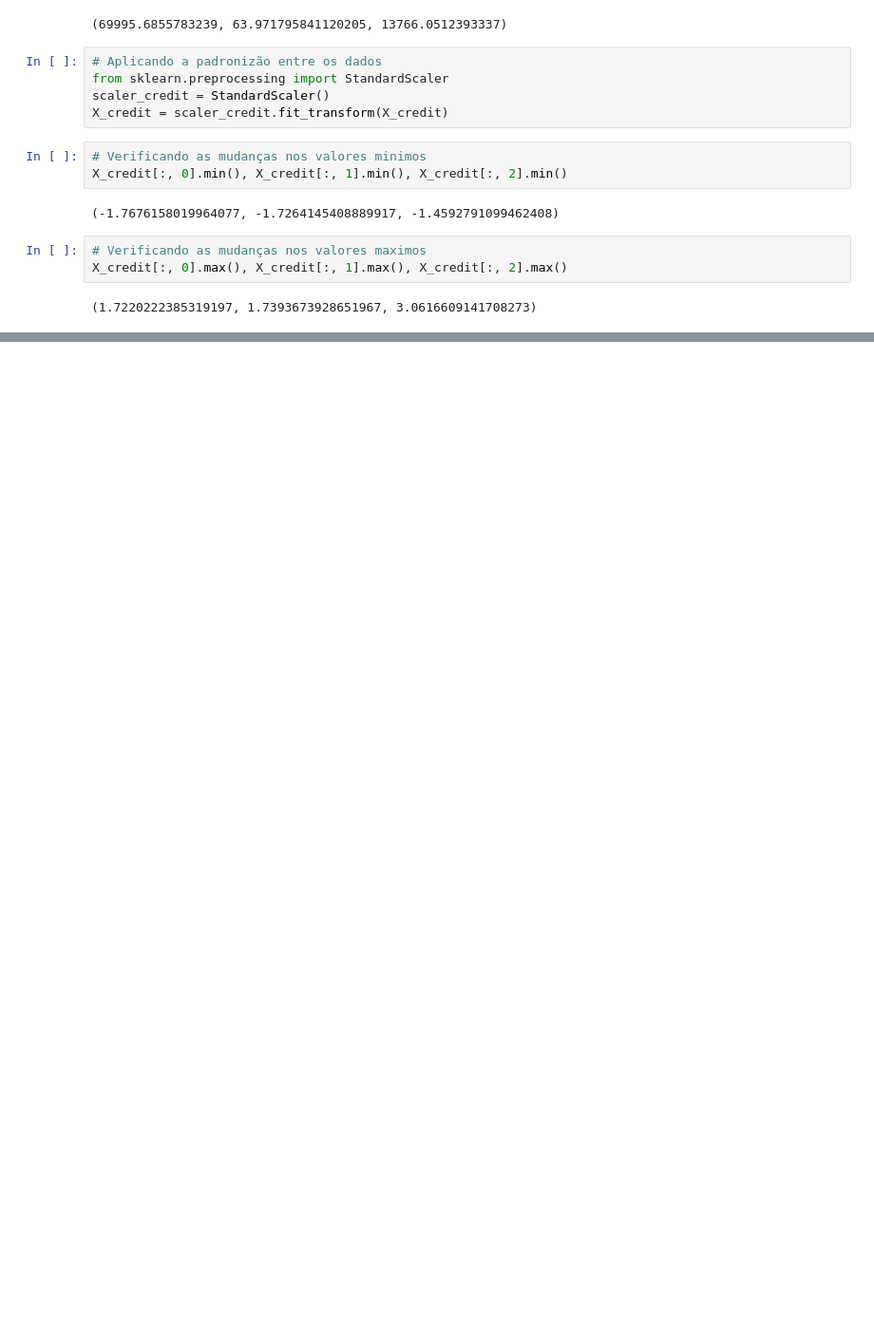
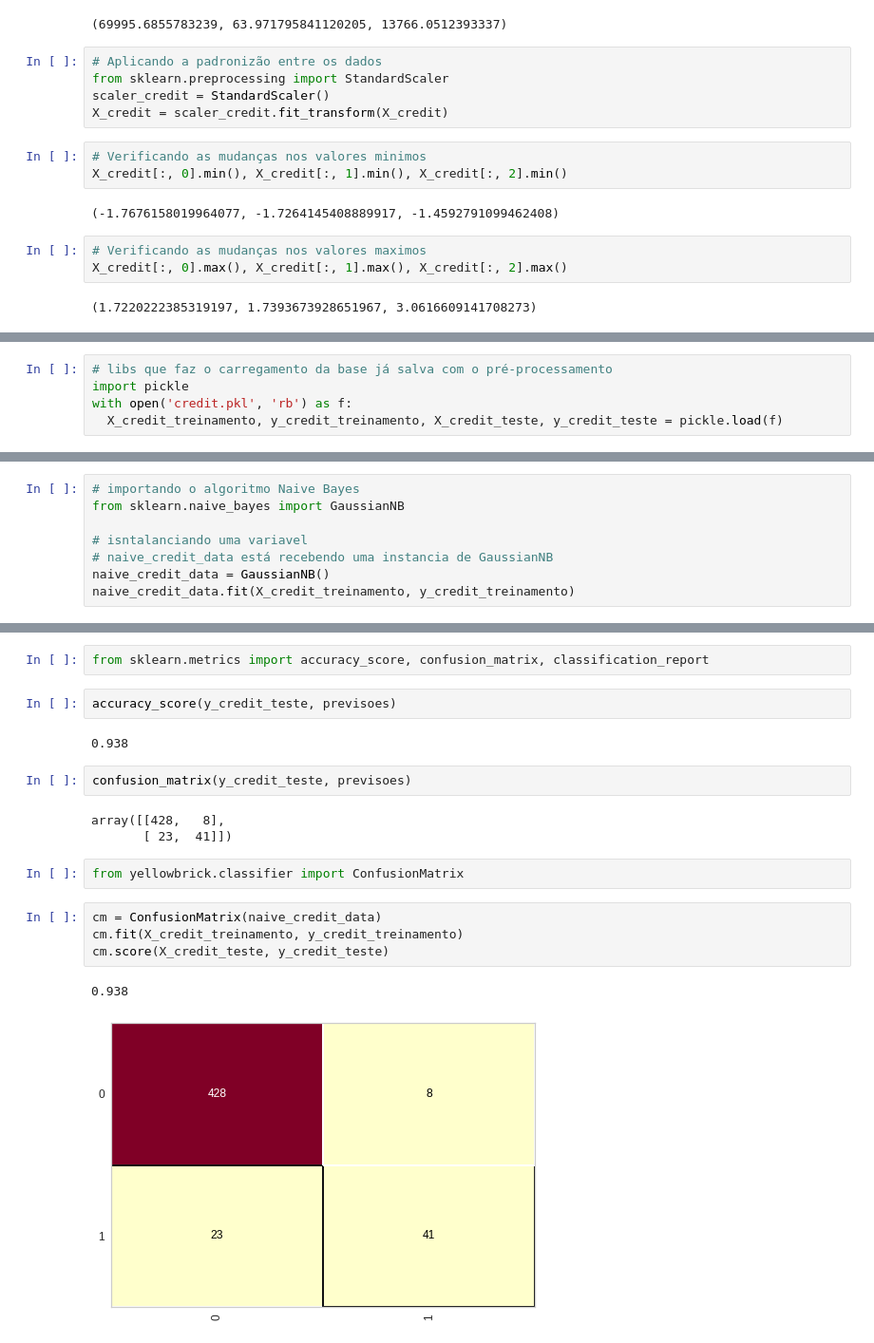
Before and after one commit to LucasMonteiroBastos/Analise-de-Credito---Part-I, a Jupyter notebook: ANALISE_DE_CREDITO_PREDIZER_SE_A_PESSOA_PAGOU_OU_NÃO_O_EMPRÉSTIMO.ipynb, the cells around one changed output, grey strips where cells are left out. Shown at 95% size. Saved outputs shown, nothing was run; the diff lists cells and outputs as text; blank space fills up the shorter version.

```diff
--- a/ANALISE_DE_CREDITO_PREDIZER_SE_A_PESSOA_PAGOU_OU_NÃO_O_EMPRÉSTIMO.ipynb
+++ b/ANALISE_DE_CREDITO_PREDIZER_SE_A_PESSOA_PAGOU_OU_NÃO_O_EMPRÉSTIMO.ipynb
@@ -294,0 +297,5 @@ X_credit[:, 0].max(), X_credit[:, 1].max(), X_credit[:, 2].max()
+# %%
+# libs que faz o carregamento da base já salva com o pré-processamento
+import pickle
+with open('credit.pkl', 'rb') as f:
+  X_credit_treinamento, y_credit_treinamento, X_credit_teste, y_credit_teste = pickle.load(f)
@@ -294,0 +315,8 @@ X_credit[:, 0].max(), X_credit[:, 1].max(), X_credit[:, 2].max()
+# %%
+# importando o algoritmo Naive Bayes
+from sklearn.naive_bayes import GaussianNB
+
+# isntalanciando uma variavel
+# naive_credit_data está recebendo uma instancia de GaussianNB
+naive_credit_data = GaussianNB()
+naive_credit_data.fit(X_credit_treinamento, y_credit_treinamento)
@@ -294,0 +367,20 @@ X_credit[:, 0].max(), X_credit[:, 1].max(), X_credit[:, 2].max()
+# %%
+from sklearn.metrics import accuracy_score, confusion_matrix, classification_report
+# %%
+accuracy_score(y_credit_teste, previsoes)
+# %% [output]
+0.938
+# %%
+confusion_matrix(y_credit_teste, previsoes)
+# %% [output]
+array([[428,   8],
+       [ 23,  41]])
+# %%
+from yellowbrick.classifier import ConfusionMatrix
+# %%
+cm = ConfusionMatrix(naive_credit_data)
+cm.fit(X_credit_treinamento, y_credit_treinamento)
+cm.score(X_credit_teste, y_credit_teste)
+# %% [output]
+0.938
+[figure, added]
```
Also changed, not shown: parts of 8 cells of this notebook.
